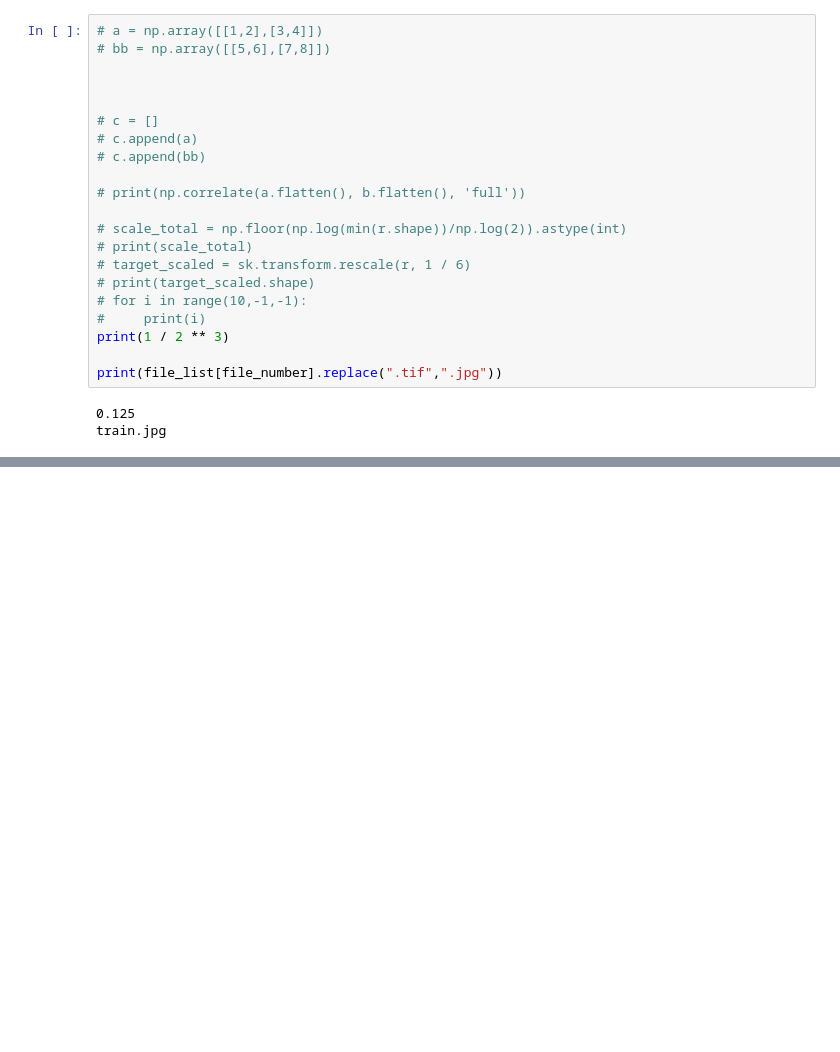
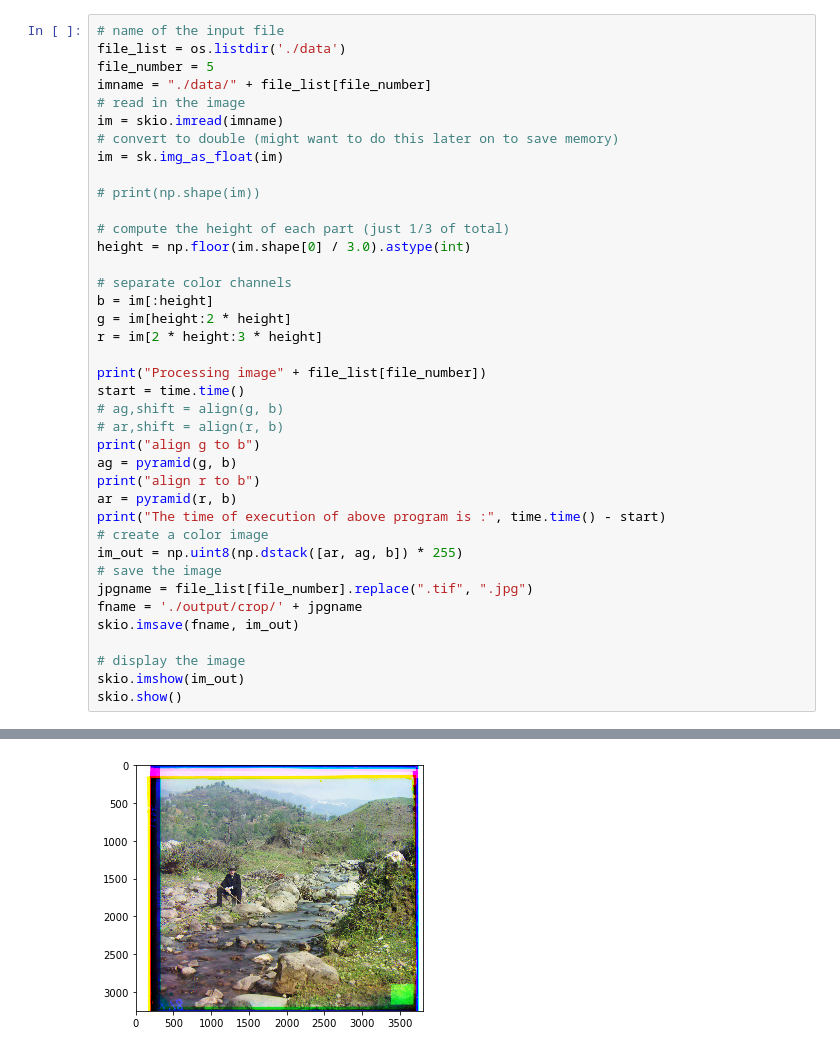
Before and after one commit to CaoYuchen/CMU16726, a Jupyter notebook: a1/a1.ipynb, the cells around one changed output, grey strips where cells are left out. Drawn from its saved outputs; the diff is of its cells as text; blank space fills up the shorter version.

Commit message:
pyramid complete, crop function developing

```diff
--- a/a1/a1.ipynb
+++ b/a1/a1.ipynb
@@ -151,24 +250,40 @@ The time of execution of above program is : 0.13766169548034668
-# %%
-# a = np.array([[1,2],[3,4]])
-# bb = np.array([[5,6],[7,8]])
-
-
-
-# c = []
-# c.append(a)
-# c.append(bb)
-
-# print(np.correlate(a.flatten(), b.flatten(), 'full'))
-
-# scale_total = np.floor(np.log(min(r.shape))/np.log(2)).astype(int)
-# print(scale_total)
-# target_scaled = sk.transform.rescale(r, 1 / 6)
-# print(target_scaled.shape)
-# for i in range(10,-1,-1):
-#     print(i)
-print(1 / 2 ** 3)
-
-print(file_list[file_number].replace(".tif",".jpg"))
-# %% [output]
-0.125
-train.jpg
+# %%
+# name of the input file
+file_list = os.listdir('./data')
+file_number = 5
+imname = "./data/" + file_list[file_number]
+# read in the image
+im = skio.imread(imname)
+# convert to double (might want to do this later on to save memory)
+im = sk.img_as_float(im)
+
+# print(np.shape(im))
+
+# compute the height of each part (just 1/3 of total)
+height = np.floor(im.shape[0] / 3.0).astype(int)
+
+# separate color channels
+b = im[:height]
+g = im[height:2 * height]
+r = im[2 * height:3 * height]
+
+print("Processing image" + file_list[file_number])
+start = time.time()
+# ag,shift = align(g, b)
+# ar,shift = align(r, b)
+print("align g to b")
+ag = pyramid(g, b)
+print("align r to b")
+ar = pyramid(r, b)
+print("The time of execution of above program is :", time.time() - start)
+# create a color image
+im_out = np.uint8(np.dstack([ar, ag, b]) * 255)
+# save the image
+jpgname = file_list[file_number].replace(".tif", ".jpg")
+fname = './output/crop/' + jpgname
+skio.imsave(fname, im_out)
+
+# display the image
+skio.imshow(im_out)
+skio.show()
+# %% [output]
@@ -174,0 +308 @@ train.jpg
+[figure, added]
```
Also changed, not shown: parts of 7 cells of this notebook.
